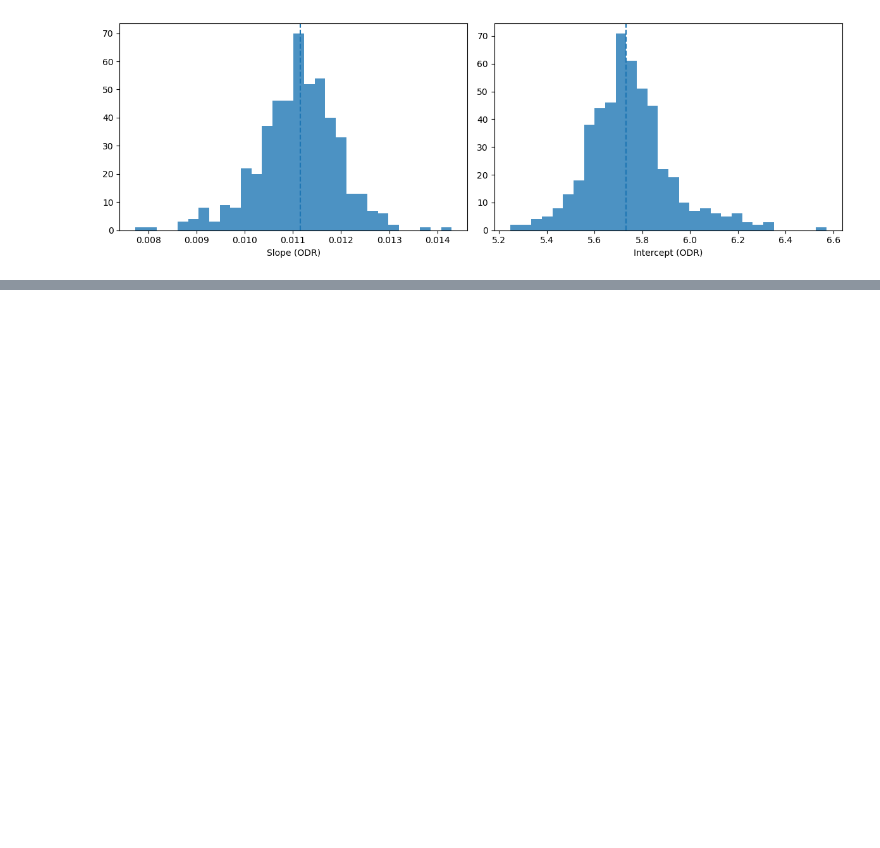
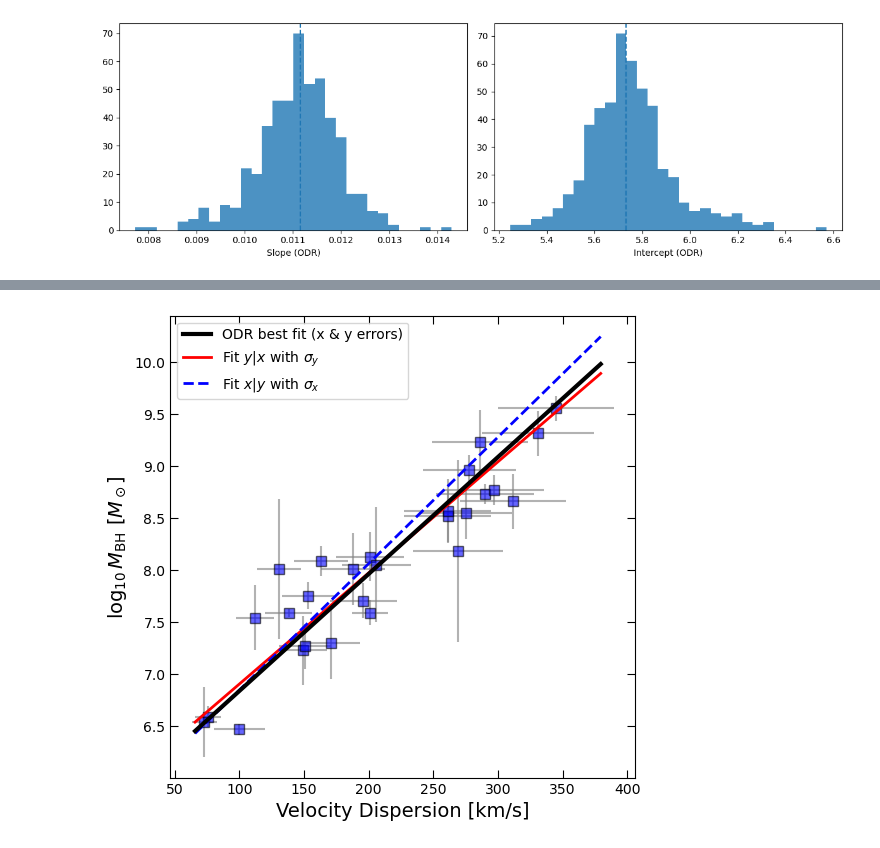
Before and after one commit to astrocodex/astrocodex.github.io, a Jupyter notebook: _sources/exercises/asali2024a/bootstrapping-solutions.ipynb, the cells around one changed output, grey strips where cells are left out. Drawn from its saved outputs; the diff is of its cells as text; code cells hidden in the pictures; blank space fills up the shorter version.

```diff
--- a/_sources/exercises/asali2024a/bootstrapping-solutions.ipynb
+++ b/_sources/exercises/asali2024a/bootstrapping-solutions.ipynb
@@ -389,3 +389,89 @@ Slope  median = 0.0112  (-0.0008, +0.0007)
 Interc median = 5.7317  (-0.1405, +0.1591)
 [figure]
 [figure]
+# %%
+from scipy.odr import ODR, Model, RealData
+
+# Linear model for ODR: y = m*x + c
+def f_linear(beta, x):
+    m, c = beta
+    return m*x + c
+
+def fit_odr(x, y, xerr, yerr, beta0=None):
+    """
+    ODR fit with uncertainties in x and y.
+    Returns m, c, and their standard deviations (sd_m, sd_c), plus full output.
+    """
+    data = RealData(x, y, sx=np.clip(xerr, 1e-12, None), sy=np.clip(yerr, 1e-12, None))
+    model = Model(f_linear)
+    if beta0 is None:
+        # initialize from OLS y|x global vars
+        beta0 = [a1, b1]
+    odr = ODR(data, model, beta0=beta0)
+    out = odr.run()
+    m, c = out.beta
+    sd_m, sd_c = out.sd_beta
+    return m, c, sd_m, sd_c, out
+
+# Single ODR fit on the full dataset
+m_odr, c_odr, sd_m_odr, sd_c_odr, out_odr = fit_odr(sigma, log_BH, sigma_err, BH_err)
+print("ODR fit (full data):")
+print(f"m = {m_odr:.4f} ± {sd_m_odr:.4f}")
+print(f"c = {c_odr:.4f} ± {sd_c_odr:.4f}")
+
+# Bootstrap ODR
+def bootstrap_odr(x, y, xerr, yerr, n_boot=500, rng_seed=123):
+    rng = np.random.default_rng(rng_seed)
+    n = len(x)
+    slopes, intercepts = [], []
+    for _ in range(n_boot):
+        idx = rng.integers(0, n, size=n)       # resample rows with replacement
+        xb, yb = x[idx], y[idx]
+        xeb, yeb = xerr[idx], yerr[idx]
+        # Use OLS y|x on this resample to get a stable starting point for ODR
+        a_init, b_init = np.polyfit(xb, yb, deg=1, w=1.0/np.clip(yeb, 1e-12, None))
+        m, c, *_ = fit_odr(xb, yb, xeb, yeb, beta0=[a_init, b_init])
+        slopes.append(m)
+        intercepts.append(c)
+    return np.array(slopes), np.array(intercepts)
+
+boot_m, boot_c = bootstrap_odr(sigma, log_BH, sigma_err, BH_err, n_boot=500, rng_seed=7)
+
+m16, m50, m84 = np.percentile(boot_m, [16, 50, 84])
+c16, c50, c84 = np.percentile(boot_c, [16, 50, 84])
+
+print("\nODR bootstrap results (500 resamples):")
+print(f"Slope  median = {m50:.4f}  (-{m50-m16:.4f}, +{m84-m50:.4f})")
+print(f"Interc median = {c50:.4f}  (-{c50-c16:.4f}, +{c84-c50:.4f})")
+
+# Spaghetti plot: ODR bootstraps
+x_fit = np.linspace(max(30, sigma.min()*0.9), sigma.max()*1.1, 250)
+fig, ax = plt.subplots(figsize=(6,6))
+ax.errorbar(sigma, log_BH, yerr=BH_err, xerr=sigma_err, fmt='None', color='gray', alpha=0.6)
+ax.plot(sigma, log_BH, 's', color='blue', ms=7, alpha=0.6, mec='k')
+
+ax.plot(x_fit, m_odr*x_fit + c_odr, 'k', lw=3, label='ODR best fit (x & y errors)', zorder = 10)
+
+# --- Fit 1: logMBH = a1 * sigma + b1  (weights on y = logMBH) ---
+coef_y_on_x = np.polyfit(sigma, log_BH, deg=1, w=1.0/np.clip(BH_err, 1e-12, None))
+a1, b1 = coef_y_on_x
+
+# --- Fit 2: sigma = a2 * logMBH + b2  (weights on y = sigma) ---
+coef_x_on_y = np.polyfit(log_BH, sigma, deg=1, w=1.0/np.clip(sigma_err, 1e-12, None))
+a2, b2 = coef_x_on_y
+
+# For visualization, map the second fit back to logMBH(sigma) by algebraic inversion
+# sigma = a2 * logMBH + b2  =>  logMBH = (sigma - b2)/a2
+x_fit = np.linspace(max(30, sigma.min()*0.9), sigma.max()*1.1, 300)
+y_fit_1 = a1 * x_fit + b1
+y_fit_2 = (x_fit - b2) / a2  # NOTE: not "the inverse regression" statistically; just for plotting
+
+ax.plot(x_fit, y_fit_1, 'r-', lw=2, label=r'Fit $y|x$ with $\sigma_{y}$')
+ax.plot(x_fit, y_fit_2, 'b--', lw=2, label=r'Fit $x|y$ with $\sigma_{x}$')
+
+ax.set_xlabel('Velocity Dispersion [km/s]', fontsize=14)
+ax.set_ylabel(r'$\log_{10} M_{\rm BH}\ [M_\odot]$', fontsize=14)
+ax.legend()
+ax.tick_params(which='both', top=True, right=True, direction='in', length=6)
+plt.show()
+# %% [output]
@@ -391,0 +485 @@ Interc median = 5.7317  (-0.1405, +0.1591)
+[figure, added]
```
Also changed, not shown: parts of 1 cell of this notebook, 30 other files.
